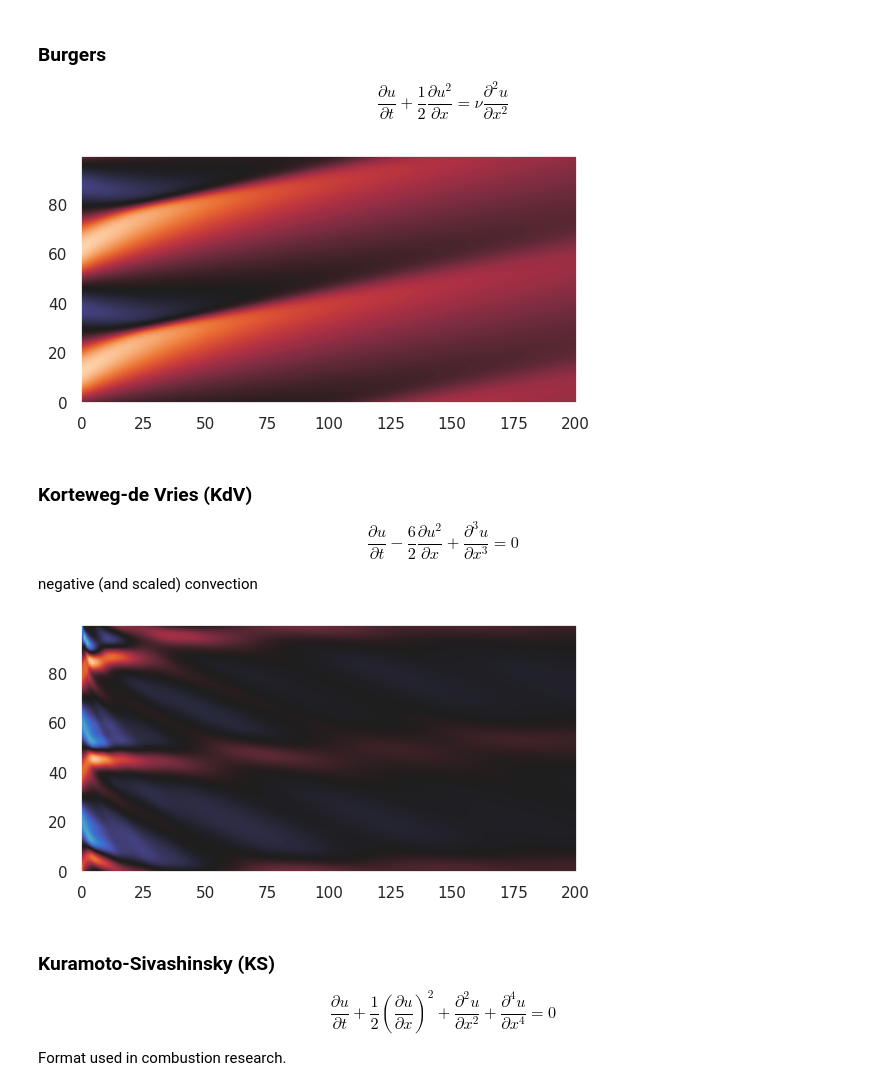
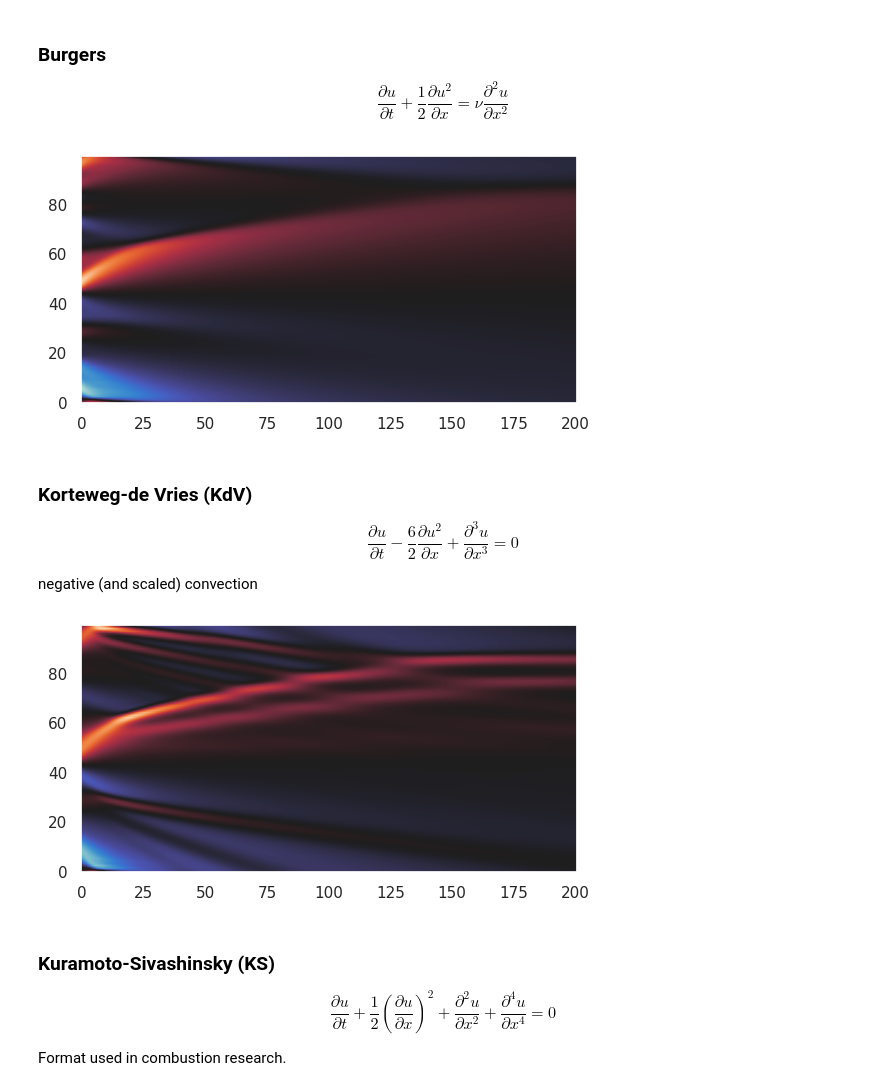
Before and after one commit to qiauil/exponax, a Jupyter notebook: teaser.ipynb, the cells around one changed output. Cells and saved outputs as stored; diff of their text form; code cells hidden in the pictures.

```diff
--- a/teaser.ipynb
+++ b/teaser.ipynb
@@ -94,21 +121,31 @@ $$ \frac{\partial u}{\partial t} + \frac{1}{2} \frac{\partial u^2}{\partial x} =
 # %%
 DOMAIN_EXTENT = 1.0
 NUM_POINTS = 100
-DT = 0.004
+DT = 0.003
 NU = 0.01
 
 burgers_stepper = ex.stepper.Burgers(1, DOMAIN_EXTENT, NUM_POINTS, DT, diffusivity=NU)
 
 grid = ex.make_grid(1, DOMAIN_EXTENT, NUM_POINTS)
-u_0 = jnp.sin(4 * jnp.pi * grid / DOMAIN_EXTENT) + 0.5
+# u_0 = jnp.sin(4 * jnp.pi * grid / DOMAIN_EXTENT) + 0.5
+u_0 = ex.ic.RandomTruncatedFourierSeries(1, cutoff=10)(
+    NUM_POINTS, key=jax.random.PRNGKey(1)
+)
 
 burgers_trj_1d = ex.rollout(burgers_stepper, time_steps_1d, include_init=True)(u_0)
 
-vmin,vmax = symmetric_min_max(burgers_trj_1d)
-plt.imshow(burgers_trj_1d[:, 0, :].T, origin="lower", cmap=cmap_nonlinear,interpolation="bilinear",vmin=vmin,vmax=vmax)
+vmin, vmax = symmetric_min_max(burgers_trj_1d)
+plt.imshow(
+    burgers_trj_1d[:, 0, :].T,
+    origin="lower",
+    cmap=cmap_nonlinear,
+    interpolation="bilinear",
+    vmin=vmin,
+    vmax=vmax,
+)
 plt.grid(False)
 # %% [output]
-[figure, old version]
+[figure, new version]
 # %% [markdown]
 ### Korteweg-de Vries (KdV)
 
@@ -118,27 +155,38 @@ negative (and scaled) convection
 # %%
 DOMAIN_EXTENT = 30.0
 NUM_POINTS = 100
-DT = 0.05
+DT = 0.0
 
 # Check documentation, the KdV stepper used "-6/2" convection scale by default
 # to admit simple soliton solutions
 # ks_stepper = ex.stepper.KortewegDeVries(1, DOMAIN_EXTENT, NUM_POINTS, DT)
 kdv_stepper = ex.normalized.DifficultyGeneralNonlinearStepper(
-    1, NUM_POINTS,
-    linear_difficulties= (-0.0, -0.0, -0.0, -14.0, -9.0),
-    nonlinear_difficulties= (-0.0, -2.0, -0.0)
+    1,
+    NUM_POINTS,
+    linear_difficulties=(-0.0, -0.0, -0.0, -1.40, -0.50),
+    nonlinear_difficulties=(-0.0, -0.40, -0.0),
 )
 
-grid = ex.make_grid(1, DOMAIN_EXTENT, NUM_POINTS)
-u_0 = jnp.cos(5 * jnp.pi * grid / DOMAIN_EXTENT)
+# grid = ex.make_grid(1, DOMAIN_EXTENT, NUM_POINTS)
+# u_0 = jnp.cos(5 * jnp.pi * grid / DOMAIN_EXTENT)
+u_0 = ex.ic.RandomTruncatedFourierSeries(1, cutoff=6)(
+    NUM_POINTS, key=jax.random.PRNGKey(1)
+)
 
 kdv_trj_1d = ex.rollout(kdv_stepper, time_steps_1d, include_init=True)(u_0)
 
-vmin,vmax = symmetric_min_max(kdv_trj_1d)
-plt.imshow(kdv_trj_1d[:, 0, :].T, origin="lower", cmap=cmap_nonlinear,interpolation="bilinear",vmin=vmin,vmax=vmax)
+vmin, vmax = symmetric_min_max(kdv_trj_1d)
+plt.imshow(
+    kdv_trj_1d[:, 0, :].T,
+    origin="lower",
+    cmap=cmap_nonlinear,
+    interpolation="bilinear",
+    vmin=vmin,
+    vmax=vmax,
+)
 plt.grid(False)
 # %% [output]
-[figure, old version]
+[figure, new version]
 # %% [markdown]
 ### Kuramoto-Sivashinsky (KS)
 
```
Also changed, not shown: parts of 22 cells of this notebook.
